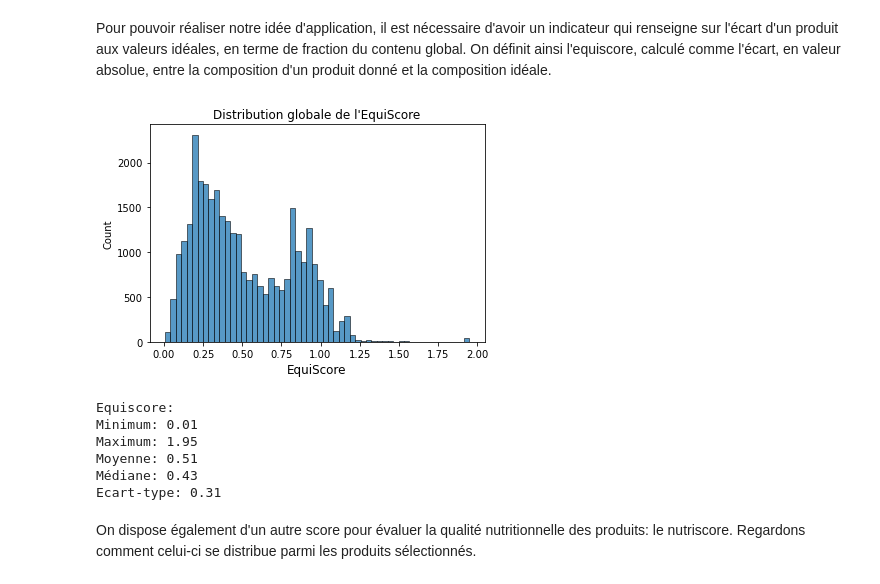
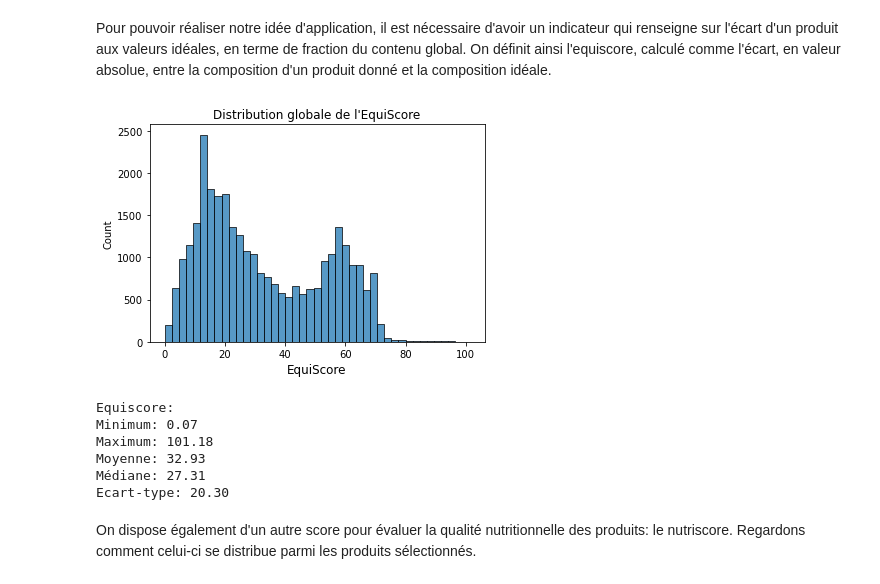
Before and after one commit to OlivierLegrand/P7, a Jupyter notebook: P3/PSanté_notebookpresentation.ipynb, the cells around one changed output. Cells and saved outputs as stored; diff of their text form; code cells hidden in the pictures.

Commit message:
Utilisation de variables pour les valeurs des recommandations. Changement des recommandations: prise en compte de fat, carbohydrates et proteins seulement conformément aux recommandations usuelles.

```diff
--- a/P3/PSanté_notebookpresentation.ipynb
+++ b/P3/PSanté_notebookpresentation.ipynb
@@ -881,50 +887,49 @@ Pour pouvoir réaliser notre idée d'application, il est nécessaire d'avoir un
 # %%
 X = df1.copy()
 # On ne garde que les lignes pour lesquelles aucune des variables ne vaut 0
-zeros = X[["fat_kcal", "carbohydrates_kcal", "proteins_kcal", "fiber_kcal"]].sum(axis=1)==0
+zeros = X[["fat_kcal", "carbohydrates_kcal", "proteins_kcal"]].sum(axis=1)==0
 drop_index = zeros[zeros].index
 
 X.drop(index=drop_index, inplace=True)
 
 # On crée les nouvelles colonnes "fat_ratio", "carbohydrates_ratio" et "proteins_ratio" qui renseigneront sur
 # les ratio de macronutriments dans les contenus globaux.
-X.loc[:, "fiber_ratio"] = X.apply(lambda x: x["fiber_kcal"]/(x["fat_kcal"]+x["carbohydrates_kcal"]+x["proteins_kcal"]+x["fiber_kcal"]), axis=1)
-X.loc[:, "fat_ratio"] = X.apply(lambda x: x["fat_kcal"]/(x["fat_kcal"]+x["carbohydrates_kcal"]+x["proteins_kcal"]+x["fiber_kcal"]), axis=1)
-X.loc[:, "carbohydrates_ratio"] = X.apply(lambda x: x["carbohydrates_kcal"]/(x["fat_kcal"]+x["carbohydrates_kcal"]+x["proteins_kcal"]+x["fiber_kcal"]), axis=1)
-X.loc[:, "proteins_ratio"] = X.apply(lambda x: x["proteins_kcal"]/(x["fat_kcal"]+x["carbohydrates_kcal"]+x["proteins_kcal"]+x["fiber_kcal"]), axis=1)
+X.loc[:, "fat_ratio"] = X.apply(lambda x: 100*x["fat_kcal"]/(x["fat_kcal"]+x["carbohydrates_kcal"]+x["proteins_kcal"]), axis=1)
+X.loc[:, "carbohydrates_ratio"] = X.apply(lambda x: 100*x["carbohydrates_kcal"]/(x["fat_kcal"]+x["carbohydrates_kcal"]+x["proteins_kcal"]), axis=1)
+X.loc[:, "proteins_ratio"] = X.apply(lambda x: 100*x["proteins_kcal"]/(x["fat_kcal"]+x["carbohydrates_kcal"]+x["proteins_kcal"]), axis=1)
 
 # Définition et calcul du score pour chaque produit
-def score(fat, carbs, proteins, fibers, method="abs"):
-    if method=="abs":
-        return np.abs(fat-0.35) + np.abs(carbs-0.45) + np.abs(proteins-0.175) + np.abs(fibers-0.025)
-    elif method=="sq":
-        return np.sqrt((fat-0.39**2) + (carbs-0.44)**2 + (proteins-0.15)**2 + (fibers-0.02)**2)
+#def score(fat, carbs, proteins, method="abs"):
+#    if method=="abs":
+#        return np.abs(100*fat-p_fat) + np.abs(100*carbs-p_carbs) + np.abs(100*proteins-p_prot)
+#    elif method=="sq":
+#        return np.sqrt((100*fat-p_fat)**2 + (100*carbs-p_carbs)**2 + (100*proteins-p_prot)**2)
 
-sc = score(X["fat_ratio"], X["carbohydrates_ratio"], X["proteins_ratio"], X["fiber_ratio"], method="abs")
+sc = cln.score(X["fat_ratio"], X["carbohydrates_ratio"], X["proteins_ratio"], method="sq")
 
 # Nouvelle colonne "score" dans le dataframe
 X.loc[:, "score"] = sc
 X.head()
 
 # Affichage de la distribution de l'equiscore
 sns.histplot(x="score",
             data=X
            )
 plt.title("Distribution globale de l'EquiScore")
 plt.xlabel("EquiScore", fontsize=12)
 plt.show()
 
 print("Equiscore:")
 print("Minimum: {:.2f}".format(X["score"].min()))
 print("Maximum: {:.2f}".format(X["score"].max()))
 print("Moyenne: {:.2f}".format(X["score"].mean()))
 print("Médiane: {:.2f}".format(X["score"].median()))
 print("Ecart-type: {:.2f}".format(X["score"].std()))
 # %% [output]
-[figure, old version]
+[figure, new version]
 Equiscore:
-Minimum: 0.01
-Maximum: 1.95
-Moyenne: 0.51
-Médiane: 0.43
-Ecart-type: 0.31
+Minimum: 0.07
+Maximum: 101.18
+Moyenne: 32.93
+Médiane: 27.31
+Ecart-type: 20.30
```
Also changed, not shown: parts of 9 cells of this notebook.
